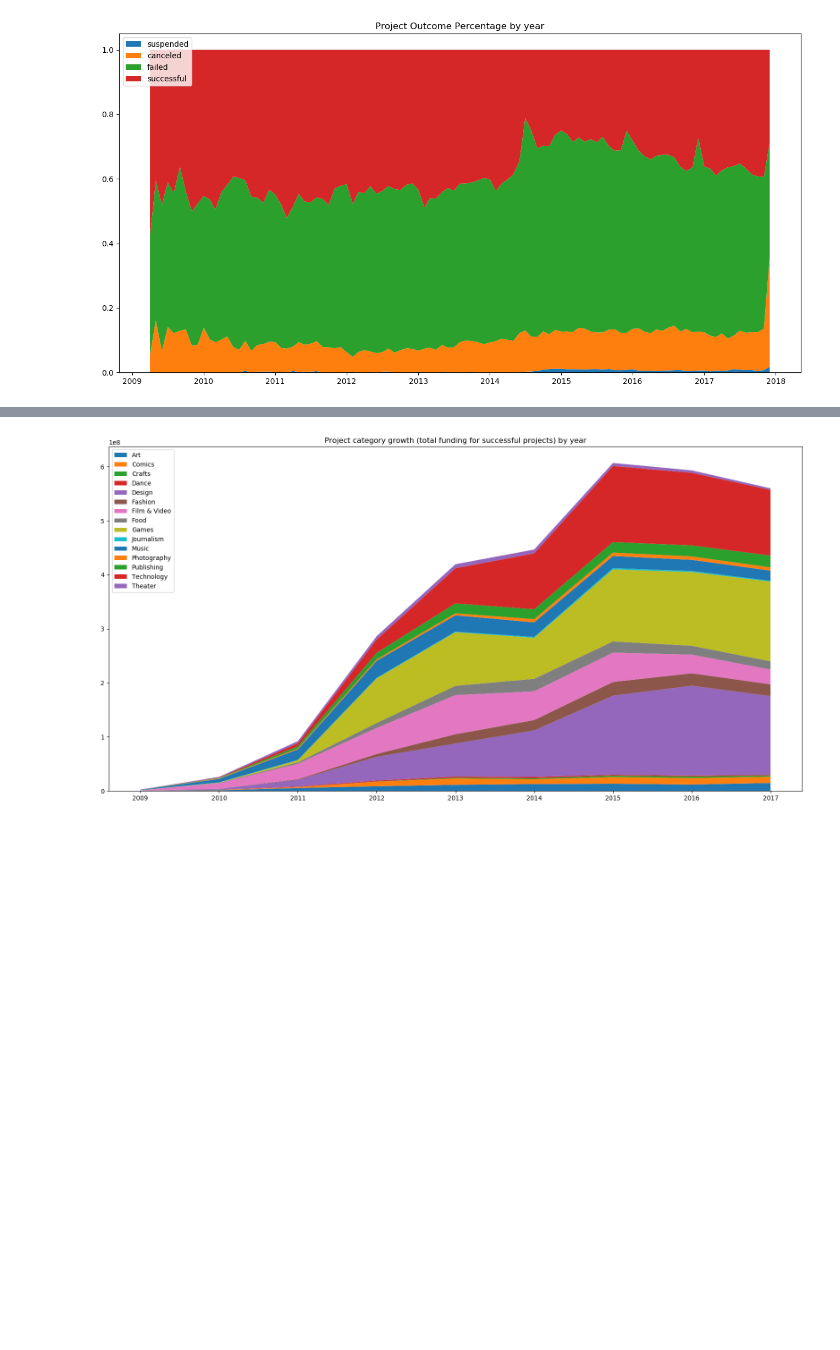
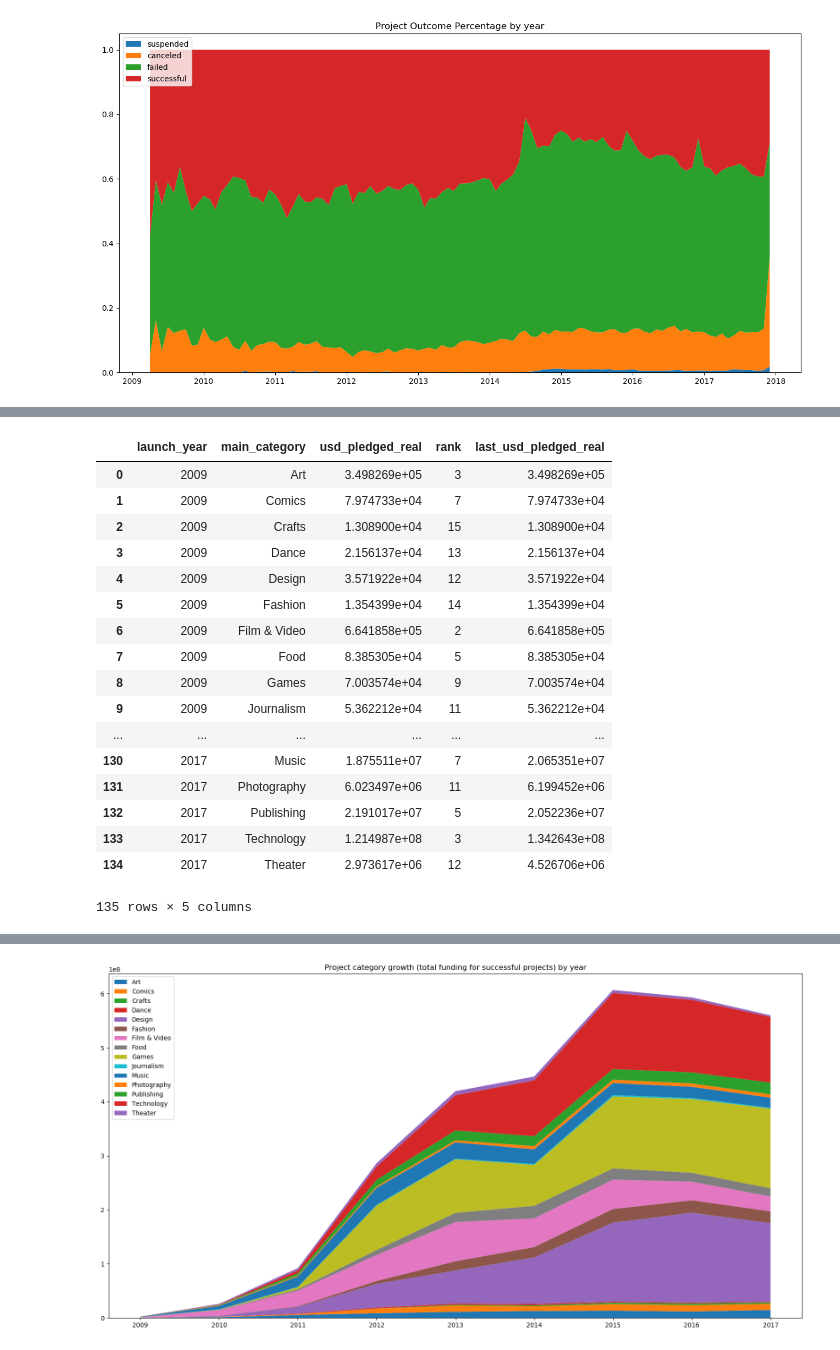
Before and after one commit to Jianan-Li/Kickstarter-Time-Series-Analysis, a Jupyter notebook: Kickstarter Time Series.ipynb, the cells around one changed output, grey strips where cells are left out. Drawn from its saved outputs; the diff is of its cells as text; code cells hidden in the pictures; blank space fills up the shorter version.

```diff
--- a/Kickstarter Time Series.ipynb
+++ b/Kickstarter Time Series.ipynb
@@ -277,3 +277,31 @@ df_5
 | 2015 | 13456894.58 | 12116763.66 | 2770603.84 | 1596042.83 | 1.463323e+08 | 25346756.19 | 54221599.50 | 20882166.10 | 1.332812e+08 | ... |
 | 2016 | 11923348.43 | 11824587.70 | 3102777.06 | 1691505.72 | 1.660709e+08 | 23140416.86 | 34499381.75 | 16466345.62 | 1.363902e+08 | ... |
 | 2017 | 14861420.84 | 11399983.59 | 2370537.83 | 1178890.93 | 1.456740e+08 | 21817079.07 | 27382016.39 | 15214570.99 | 1.475085e+08 | ... |
+# %%
+df_8 = df_1[df_1.state == 'successful']
+df_8 = df_8.groupby(['launch_year', 'main_category'], as_index=False).agg({'usd_pledged_real': 'sum'})
+# df_8 = df_8.unstack(level=-1)['usd_pledged_real']
+# pd.DataFrame(df_8.to_records()) # multiindex become columns and new index is integers only
+df_8['rank'] = df_8.groupby('launch_year')['usd_pledged_real'].rank(ascending=False).astype('int64')
+df_8['last_usd_pledged_real'] = df_8['usd_pledged_real'].shift(15)
+df_8.last_usd_pledged_real.fillna(df_8.usd_pledged_real, inplace=True)
+df_8
+# %% [output]
+|  | launch_year | main_category | usd_pledged_real | rank | last_usd_pledged_real |
+| 0 | 2009 | Art | 3.498269e+05 | 3 | 3.498269e+05 |
+| 1 | 2009 | Comics | 7.974733e+04 | 7 | 7.974733e+04 |
+| 2 | 2009 | Crafts | 1.308900e+04 | 15 | 1.308900e+04 |
+| 3 | 2009 | Dance | 2.156137e+04 | 13 | 2.156137e+04 |
+| 4 | 2009 | Design | 3.571922e+04 | 12 | 3.571922e+04 |
+| 5 | 2009 | Fashion | 1.354399e+04 | 14 | 1.354399e+04 |
+| 6 | 2009 | Film & Video | 6.641858e+05 | 2 | 6.641858e+05 |
+| 7 | 2009 | Food | 8.385305e+04 | 5 | 8.385305e+04 |
+| 8 | 2009 | Games | 7.003574e+04 | 9 | 7.003574e+04 |
+| 9 | 2009 | Journalism | 5.362212e+04 | 11 | 5.362212e+04 |
+| ... | ... | ... | ... | ... | ... |
+| 130 | 2017 | Music | 1.875511e+07 | 7 | 2.065351e+07 |
+| 131 | 2017 | Photography | 6.023497e+06 | 11 | 6.199452e+06 |
+| 132 | 2017 | Publishing | 2.191017e+07 | 5 | 2.052236e+07 |
+| 133 | 2017 | Technology | 1.214987e+08 | 3 | 1.342643e+08 |
+| 134 | 2017 | Theater | 2.973617e+06 | 12 | 4.526706e+06 |
+135 rows × 5 columns
```
Also changed, not shown: parts of 4 cells of this notebook, 4 other files.
